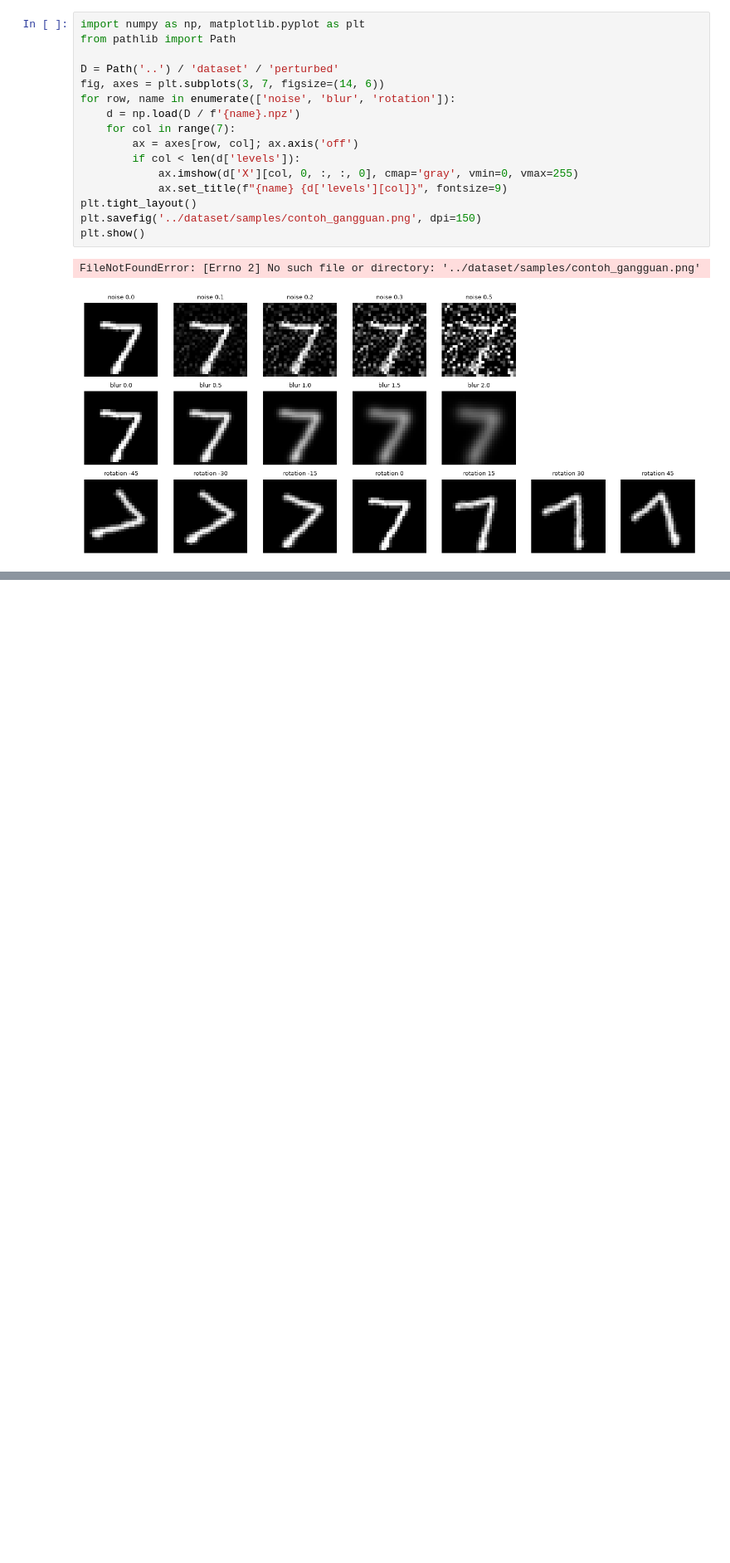
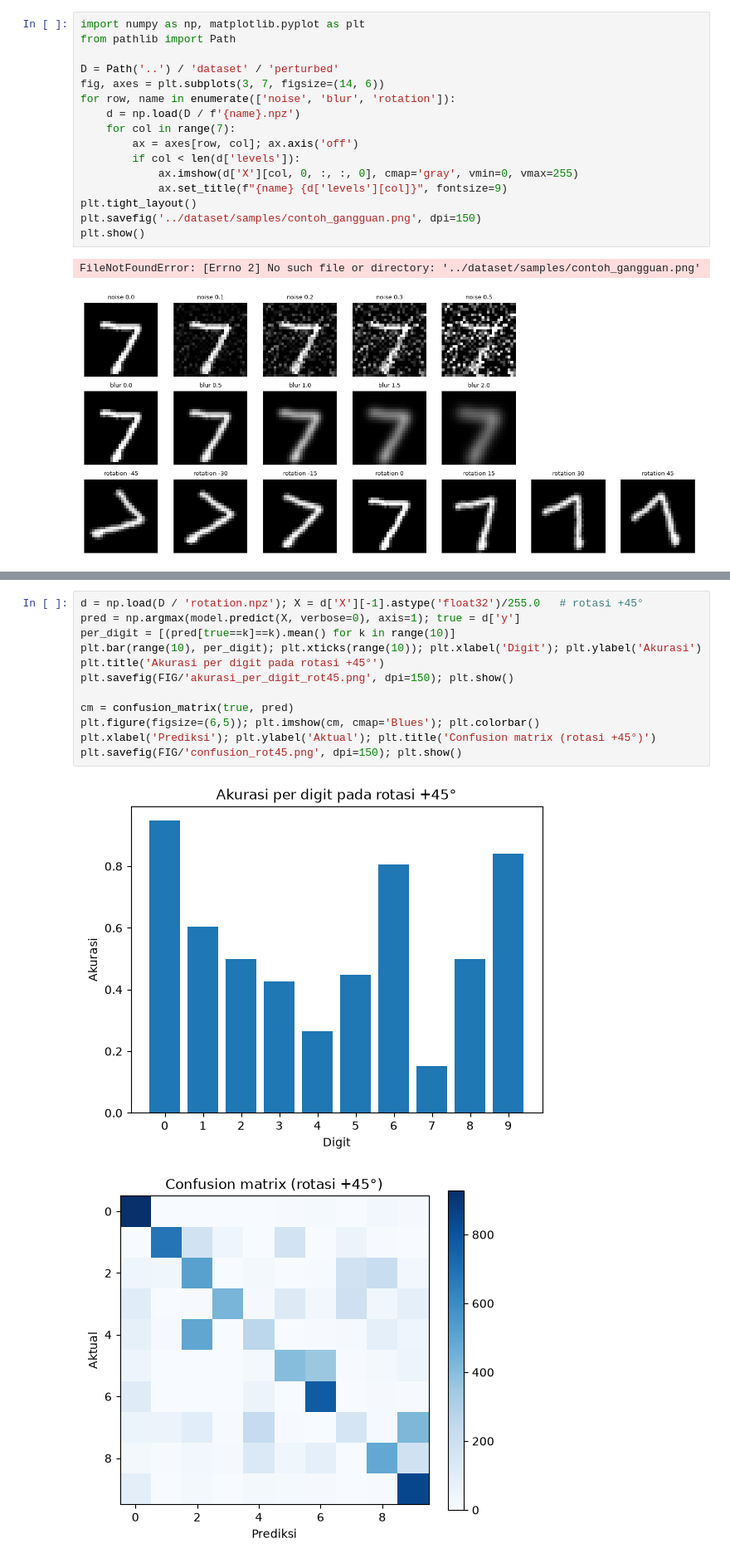
Before and after one commit to Ijaz2k/CNN_Robustness_MNIST, a Jupyter notebook: python/robustness_test.ipynb, the cells around one changed output, grey strips where cells are left out. Shown at 83% size. Cells and saved outputs as stored; diff of their text form; blank space fills up the shorter version.

```diff
--- a/python/robustness_test.ipynb
+++ b/python/robustness_test.ipynb
@@ -19,0 +87,15 @@ FileNotFoundError: [Errno 2] No such file or directory: '../dataset/samples/cont
+# %%
+d = np.load(D / 'rotation.npz'); X = d['X'][-1].astype('float32')/255.0   # rotasi +45°
+pred = np.argmax(model.predict(X, verbose=0), axis=1); true = d['y']
+per_digit = [(pred[true==k]==k).mean() for k in range(10)]
+plt.bar(range(10), per_digit); plt.xticks(range(10)); plt.xlabel('Digit'); plt.ylabel('Akurasi')
+plt.title('Akurasi per digit pada rotasi +45°')
+plt.savefig(FIG/'akurasi_per_digit_rot45.png', dpi=150); plt.show()
+
+cm = confusion_matrix(true, pred)
+plt.figure(figsize=(6,5)); plt.imshow(cm, cmap='Blues'); plt.colorbar()
+plt.xlabel('Prediksi'); plt.ylabel('Aktual'); plt.title('Confusion matrix (rotasi +45°)')
+plt.savefig(FIG/'confusion_rot45.png', dpi=150); plt.show()
+# %% [output]
+[figure, added]
+[figure, added]
```
Also changed, not shown: parts of 5 cells of this notebook, 10 other files.
